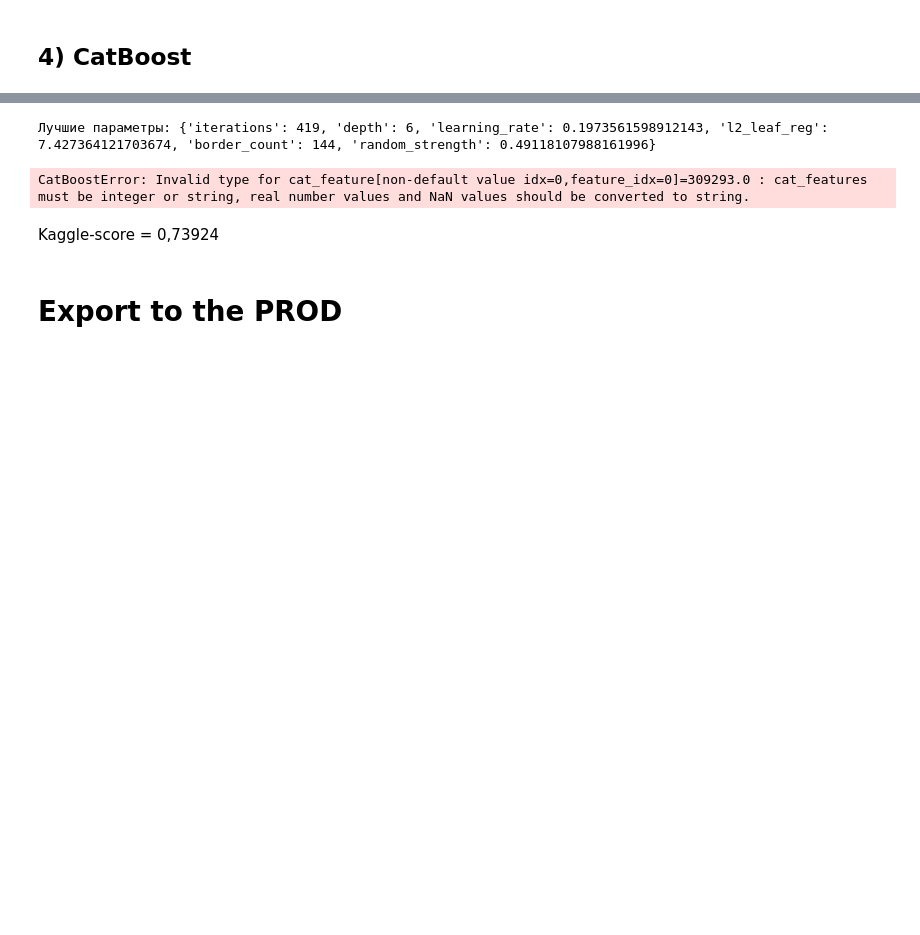
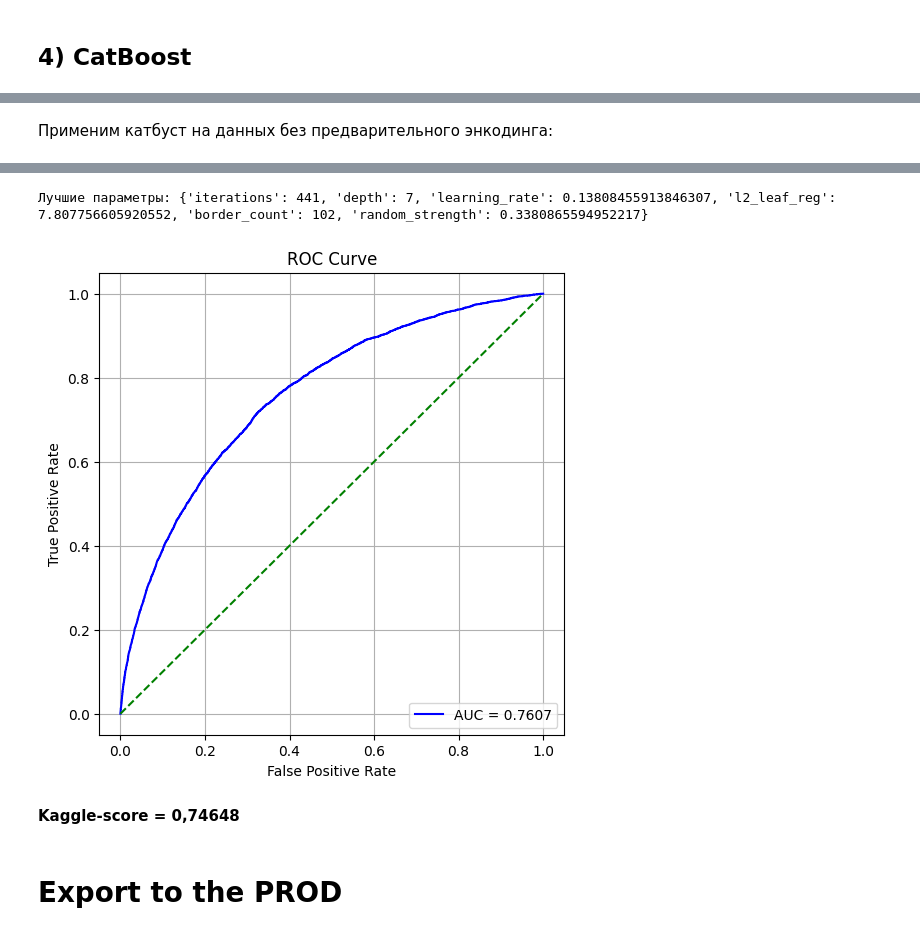
Before and after one commit to Uralbeckins/Credit-Score-Prediction-Home-Credit-Bank, a Jupyter notebook: Notebook/EDA_model_training.ipynb, the cells around one changed output, grey strips where cells are left out. Cells and saved outputs as stored; diff of their text form; code cells hidden in the pictures; blank space fills up the shorter version.

```diff
--- a/Notebook/EDA_model_training.ipynb
+++ b/Notebook/EDA_model_training.ipynb
@@ -1108,3 +1118,9 @@ print('Тестовая выборка с полиномиальными при
+# %%
+app_train_catboost.drop(columns=['SK_ID_CURR'], inplace=True)
+
+# Другой сплит для CatBoost Classifier (в нем нет предварительного энкодинга)
+X_train_catboost, X_val_catboost, y_train_catboost, y_val_catboost = train_test_split(app_train_catboost, target, test_size=0.2, random_state=42, stratify=target)
+X_kaggle_catboost = app_test_catboost
 # %% [markdown]
 ## Model evaluation functions
 # %% [markdown]
@@ -1335,3 +1346,5 @@ Kaggle-score = 0,71350
+# %% [markdown]
+Применим катбуст на данных без предварительного энкодинга:
 # %%
 from catboost import CatBoostClassifier
 
@@ -1352,8 +1365,8 @@ def catboost_param_space(trial):
 
 
 # Optuna tuning
-study, best_catboost = optuna_tune(CatBoostClassifier, catboost_param_space, X_train_catboost, y_train_catboost, n_trials=10, cv_num=5)
+study, best_catboost = optuna_tune(CatBoostClassifier, catboost_param_space, X_train_catboost, y_train_catboost, n_trials=1, cv_num=5)
 
 # Get AUC and Kaggle-score
-get_score(best_catboost, '../Kaggle Submissions/submission_catboost.csv', X_kaggle_catboost, X_val_catboost)
+get_score(best_catboost, '../Kaggle Submissions/submission_catboost.csv', X_kaggle_catboost, X_val_catboost, y_val_catboost)
 # %% [output]
@@ -1371,7 +1375,7 @@ get_score(best_catboost, '../Kaggle Submissions/submission_catboost.csv', X_kagg
-Лучшие параметры: {'iterations': 419, 'depth': 6, 'learning_rate': 0.1973561598912143, 'l2_leaf_reg': 7.427364121703674, 'border_count': 144, 'random_strength': 0.49118107988161996}
+Лучшие параметры: {'iterations': 441, 'depth': 7, 'learning_rate': 0.13808455913846307, 'l2_leaf_reg': 7.807756605920552, 'border_count': 102, 'random_strength': 0.3380865594952217}
-CatBoostError: Invalid type for cat_feature[non-default value idx=0,feature_idx=0]=309293.0 : cat_features must be integer or string, real number values and NaN values should be converted to string.
+[figure, added]
-# %% [markdown]
-Kaggle-score = 0,73924
+# %% [markdown]
+**Kaggle-score = 0,74648**
 # %% [markdown]
 # Export to the PROD
 # %% [markdown]
```
Also changed, not shown: parts of 20 cells of this notebook.
